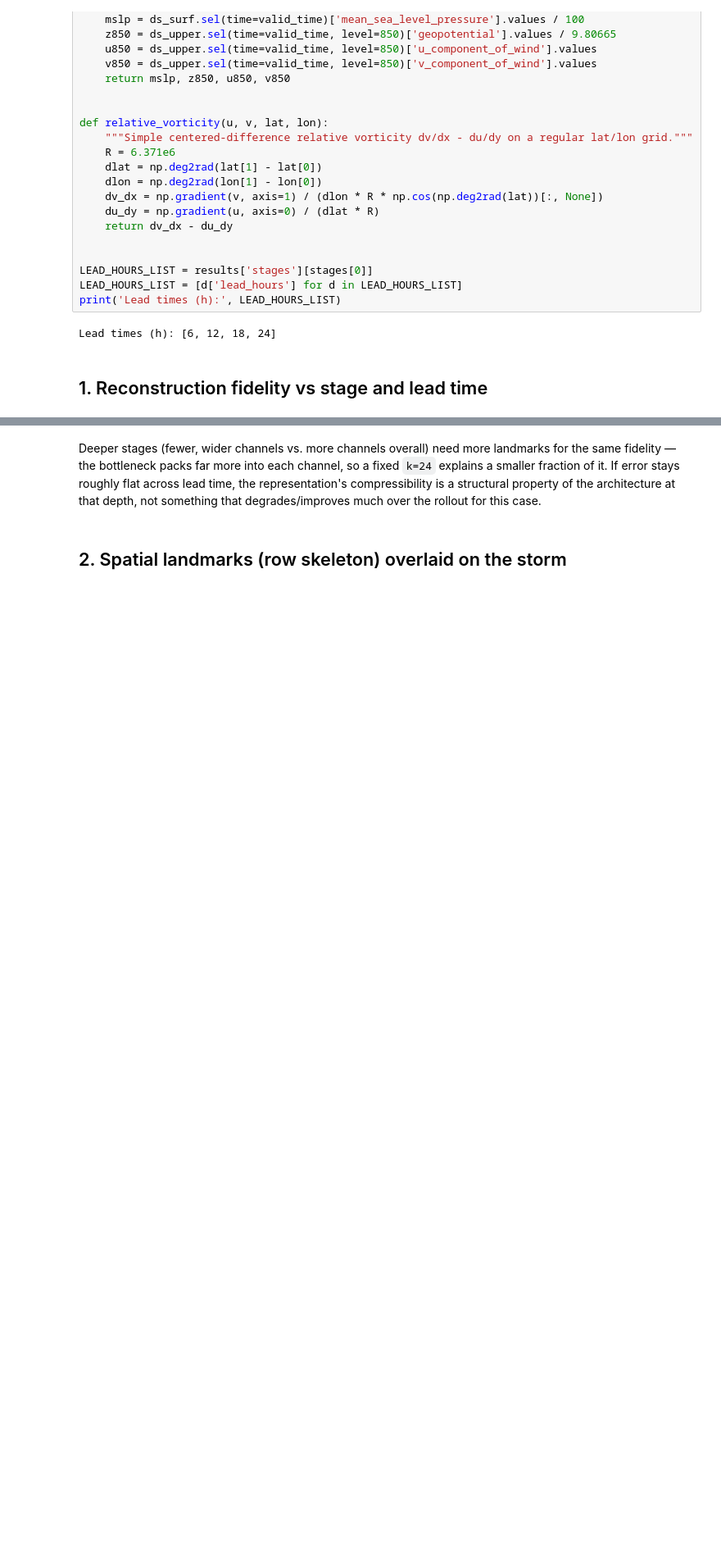
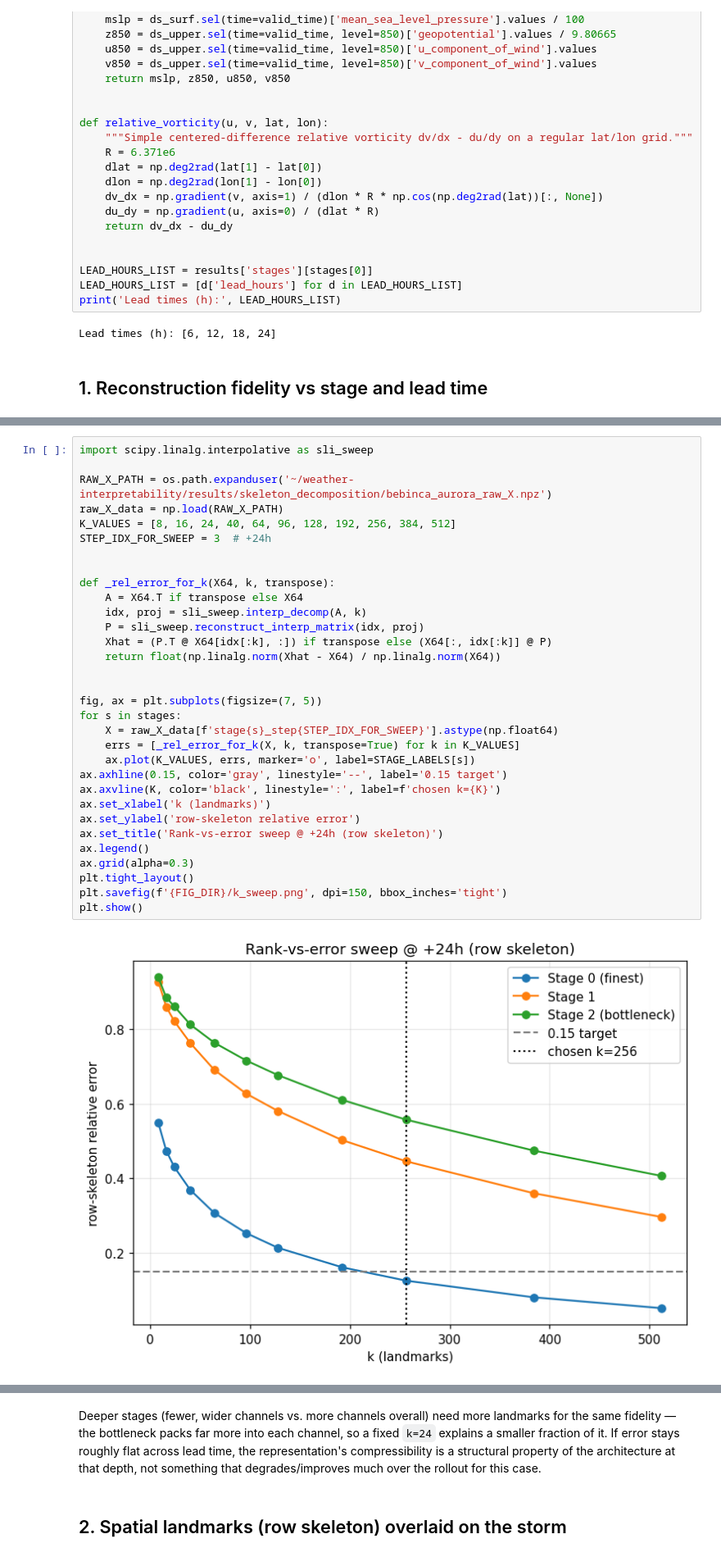
Before and after one commit to kopnina2001/weather-interpretability, a Jupyter notebook: 07_skeleton_decomposition.ipynb, the cells around one changed output, grey strips where cells are left out. Shown at 82% size. Saved outputs shown, nothing was run; the diff lists cells and outputs as text; blank space fills up the shorter version.

```diff
--- a/07_skeleton_decomposition.ipynb
+++ b/07_skeleton_decomposition.ipynb
@@ -142,3 +155,37 @@ Lead times (h): [6, 12, 18, 24]
+# %%
+import scipy.linalg.interpolative as sli_sweep
+
+RAW_X_PATH = os.path.expanduser('~/weather-interpretability/results/skeleton_decomposition/bebinca_aurora_raw_X.npz')
+raw_X_data = np.load(RAW_X_PATH)
+K_VALUES = [8, 16, 24, 40, 64, 96, 128, 192, 256, 384, 512]
+STEP_IDX_FOR_SWEEP = 3  # +24h
+
+
+def _rel_error_for_k(X64, k, transpose):
+    A = X64.T if transpose else X64
+    idx, proj = sli_sweep.interp_decomp(A, k)
+    P = sli_sweep.reconstruct_interp_matrix(idx, proj)
+    Xhat = (P.T @ X64[idx[:k], :]) if transpose else (X64[:, idx[:k]] @ P)
+    return float(np.linalg.norm(Xhat - X64) / np.linalg.norm(X64))
+
+
+fig, ax = plt.subplots(figsize=(7, 5))
+for s in stages:
+    X = raw_X_data[f'stage{s}_step{STEP_IDX_FOR_SWEEP}'].astype(np.float64)
+    errs = [_rel_error_for_k(X, k, transpose=True) for k in K_VALUES]
+    ax.plot(K_VALUES, errs, marker='o', label=STAGE_LABELS[s])
+ax.axhline(0.15, color='gray', linestyle='--', label='0.15 target')
+ax.axvline(K, color='black', linestyle=':', label=f'chosen k={K}')
+ax.set_xlabel('k (landmarks)')
+ax.set_ylabel('row-skeleton relative error')
+ax.set_title('Rank-vs-error sweep @ +24h (row skeleton)')
+ax.legend()
+ax.grid(alpha=0.3)
+plt.tight_layout()
+plt.savefig(f'{FIG_DIR}/k_sweep.png', dpi=150, bbox_inches='tight')
+plt.show()
+# %% [output]
+[figure, added]
 # %%
 fig, axes = plt.subplots(1, 2, figsize=(12, 4.5))
 for s in stages:
```
Also changed, not shown: parts of 6 cells of this notebook, 8 other files.
